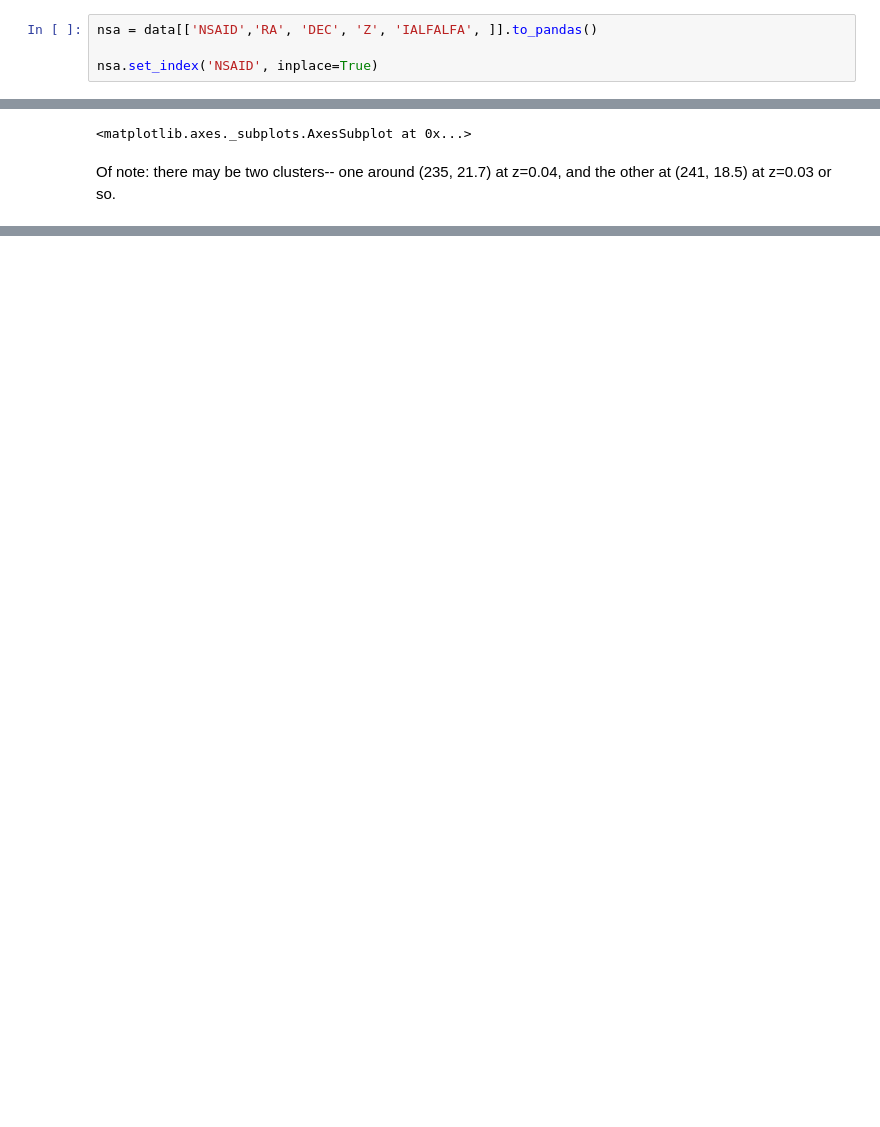
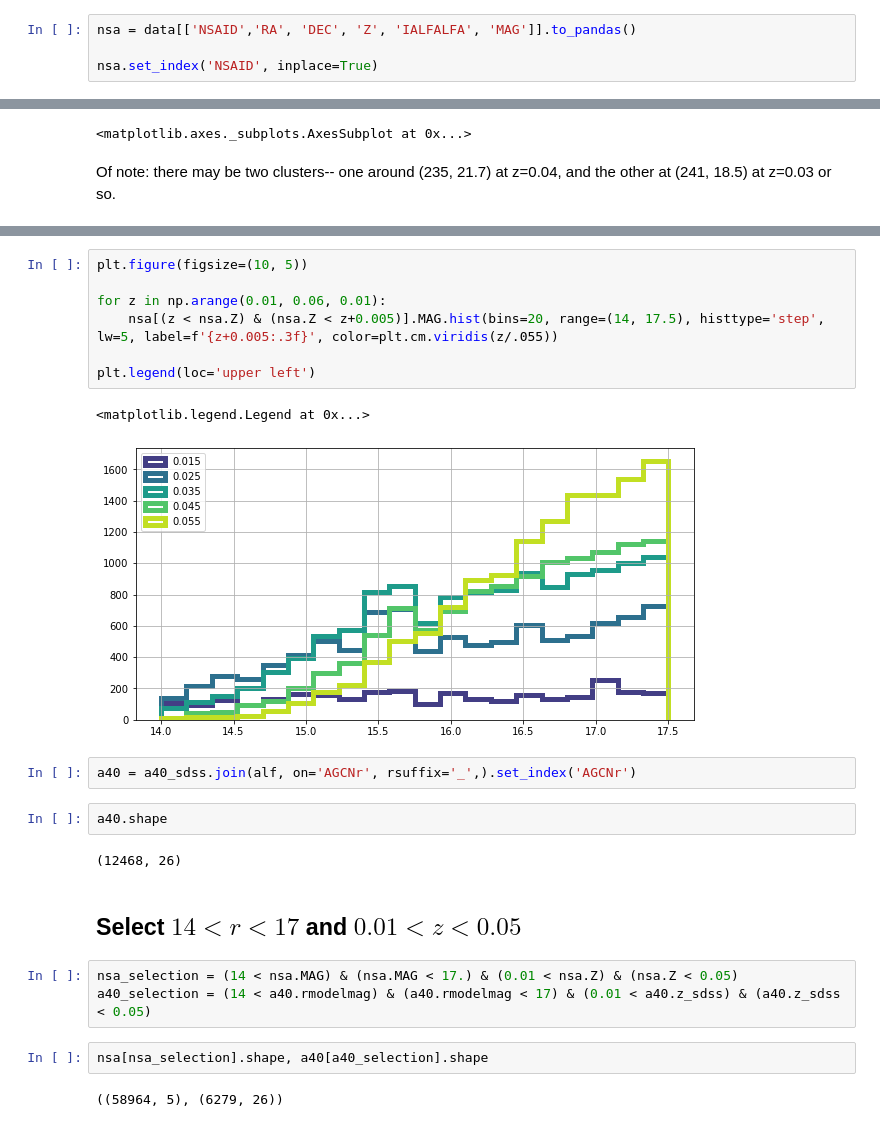
Before and after one commit to jwuphysics/HI-diversity, a Jupyter notebook: notebook/survey/00. Creating detectability target lists.ipynb, the cells around one changed output, grey strips where cells are left out. Drawn from its saved outputs; the diff is of its cells as text; blank space fills up the shorter version.

```diff
--- a/notebook/survey/00. Creating target list.ipynb
+++ b/notebook/survey/00. Creating detectability target lists.ipynb
@@ -14,7 +14,7 @@ from astropy.coordinates import SkyCoord
 # NASA-Sloan Atlas v0.1.2 (out to z < 0.055)
 data = Table.read('../../../dusty-halos/data/nsa_v0_1_2.fits')
 # %%
-nsa = data[['NSAID','RA', 'DEC', 'Z', 'IALFALFA', ]].to_pandas()
+nsa = data[['NSAID','RA', 'DEC', 'Z', 'IALFALFA', 'MAG']].to_pandas()
 
 nsa.set_index('NSAID', inplace=True)
 # %%
@@ -127,0 +145,25 @@ Of note: there may be two clusters-- one around (235, 21.7) at z=0.04, and the o
+# %%
+plt.figure(figsize=(10, 5))
+
+for z in np.arange(0.01, 0.06, 0.01):
+    nsa[(z < nsa.Z) & (nsa.Z < z+0.005)].MAG.hist(bins=20, range=(14, 17.5), histtype='step', lw=5, label=f'{z+0.005:.3f}', color=plt.cm.viridis(z/.055))
+
+plt.legend(loc='upper left')
+# %% [output]
+<matplotlib.legend.Legend at 0x...>
+[figure, added]
+# %%
+a40 = a40_sdss.join(alf, on='AGCNr', rsuffix='_',).set_index('AGCNr')
+# %%
+a40.shape
+# %% [output]
+(12468, 26)
+# %% [markdown]
+## Select $14 < r < 17$ and $0.01 < z < 0.05$
+# %%
+nsa_selection = (14 < nsa.MAG) & (nsa.MAG < 17.) & (0.01 < nsa.Z) & (nsa.Z < 0.05)
+a40_selection = (14 < a40.rmodelmag) & (a40.rmodelmag < 17) & (0.01 < a40.z_sdss) & (a40.z_sdss < 0.05)
+# %%
+nsa[nsa_selection].shape, a40[a40_selection].shape
+# %% [output]
+((58964, 5), (6279, 26))
```
Also changed, not shown: parts of 12 cells of this notebook.
